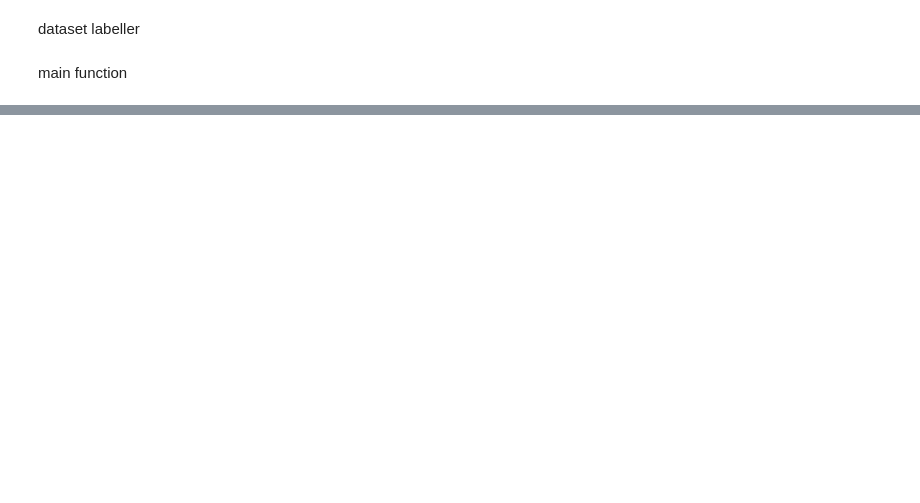
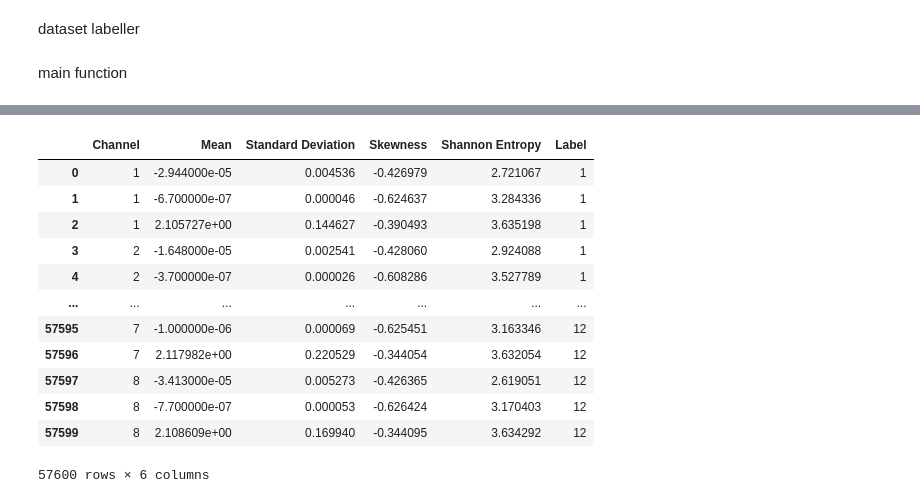
Before and after one commit to aryankotru/MINERVA, a Jupyter notebook: MINERVA_Preprocessing_Unit.ipynb, the cells around one changed output, grey strips where cells are left out. Cells and saved outputs as stored; diff of their text form; code cells hidden in the pictures; blank space fills up the shorter version.

```diff
--- a/MINERVA_Preprocessing_Unit.ipynb
+++ b/MINERVA_Preprocessing_Unit.ipynb
@@ -322,0 +412,18 @@ def main():
+# %%
+df = pd.DataFrame(data)
+df = df.drop(columns = "Epoch",axis =1)
+df
+# %% [output]
+|  | Channel | Mean | Standard Deviation | Skewness | Shannon Entropy | Label |
+| 0 | 1 | -2.944000e-05 | 0.004536 | -0.426979 | 2.721067 | 1 |
+| 1 | 1 | -6.700000e-07 | 0.000046 | -0.624637 | 3.284336 | 1 |
+| 2 | 1 | 2.105727e+00 | 0.144627 | -0.390493 | 3.635198 | 1 |
+| 3 | 2 | -1.648000e-05 | 0.002541 | -0.428060 | 2.924088 | 1 |
+| 4 | 2 | -3.700000e-07 | 0.000026 | -0.608286 | 3.527789 | 1 |
+| ... | ... | ... | ... | ... | ... | ... |
+| 57595 | 7 | -1.000000e-06 | 0.000069 | -0.625451 | 3.163346 | 12 |
+| 57596 | 7 | 2.117982e+00 | 0.220529 | -0.344054 | 3.632054 | 12 |
+| 57597 | 8 | -3.413000e-05 | 0.005273 | -0.426365 | 2.619051 | 12 |
+| 57598 | 8 | -7.700000e-07 | 0.000053 | -0.626424 | 3.170403 | 12 |
+| 57599 | 8 | 2.108609e+00 | 0.169940 | -0.344095 | 3.634292 | 12 |
+57600 rows × 6 columns
```
Also changed, not shown: parts of 27 cells of this notebook.
